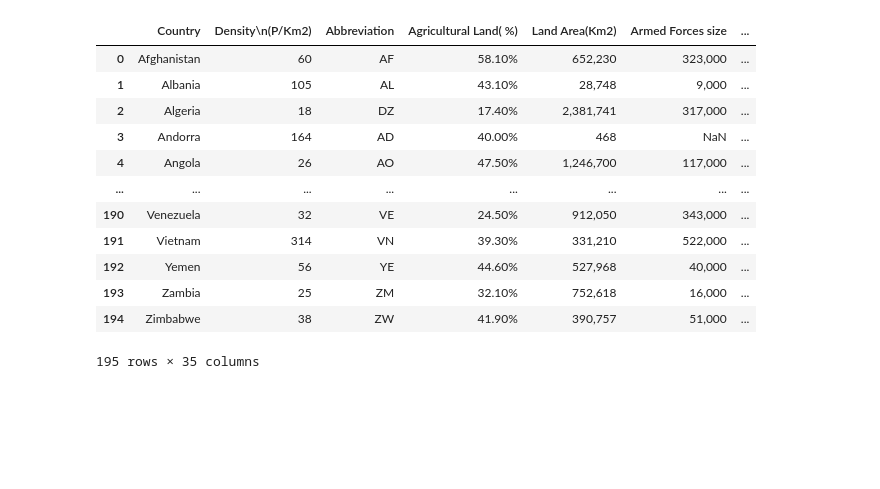
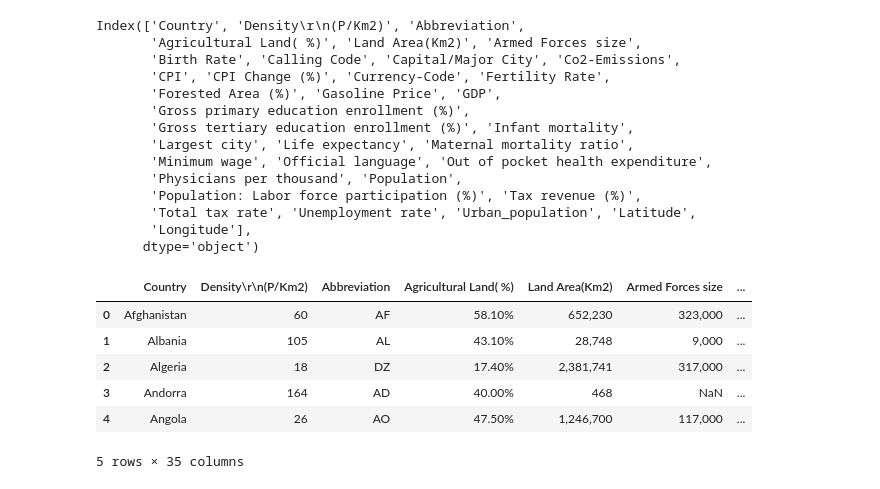
Before and after one commit to KotenQuecotsu/Machine_Learning, a Jupyter notebook: laba1/laba1.ipynb, the cells around one changed output. Cells and saved outputs as stored; diff of their text form; code cells hidden in the pictures; blank space fills up the shorter version.

```diff
--- a/laba1/laba1.ipynb
+++ b/laba1/laba1.ipynb
@@ -3,17 +4,28 @@ import pandas as pd
 # %%
 df = pd.read_csv('world-data-2023.csv')
-df.columns()
+df.columns
 # %% [output]
-|  | Country | Density\n(P/Km2) | Abbreviation | Agricultural Land( %) | Land Area(Km2) | Armed Forces size | ... |
-| 0 | Afghanistan | 60 | AF | 58.10% | 652,230 | 323,000 | ... |
-| 1 | Albania | 105 | AL | 43.10% | 28,748 | 9,000 | ... |
-| 2 | Algeria | 18 | DZ | 17.40% | 2,381,741 | 317,000 | ... |
-| 3 | Andorra | 164 | AD | 40.00% | 468 | NaN | ... |
-| 4 | Angola | 26 | AO | 47.50% | 1,246,700 | 117,000 | ... |
-| ... | ... | ... | ... | ... | ... | ... | ... |
-| 190 | Venezuela | 32 | VE | 24.50% | 912,050 | 343,000 | ... |
-| 191 | Vietnam | 314 | VN | 39.30% | 331,210 | 522,000 | ... |
-| 192 | Yemen | 56 | YE | 44.60% | 527,968 | 40,000 | ... |
-| 193 | Zambia | 25 | ZM | 32.10% | 752,618 | 16,000 | ... |
-| 194 | Zimbabwe | 38 | ZW | 41.90% | 390,757 | 51,000 | ... |
-195 rows × 35 columns
+Index(['Country', 'Density\r\n(P/Km2)', 'Abbreviation',
+       'Agricultural Land( %)', 'Land Area(Km2)', 'Armed Forces size',
+       'Birth Rate', 'Calling Code', 'Capital/Major City', 'Co2-Emissions',
+       'CPI', 'CPI Change (%)', 'Currency-Code', 'Fertility Rate',
+       'Forested Area (%)', 'Gasoline Price', 'GDP',
+       'Gross primary education enrollment (%)',
+       'Gross tertiary education enrollment (%)', 'Infant mortality',
+       'Largest city', 'Life expectancy', 'Maternal mortality ratio',
+       'Minimum wage', 'Official language', 'Out of pocket health expenditure',
+       'Physicians per thousand', 'Population',
+       'Population: Labor force participation (%)', 'Tax revenue (%)',
+       'Total tax rate', 'Unemployment rate', 'Urban_population', 'Latitude',
+       'Longitude'],
+      dtype='object')
+# %%
+df.head(5)
+# %% [output]
+|  | Country | Density\r\n(P/Km2) | Abbreviation | Agricultural Land( %) | Land Area(Km2) | Armed Forces size | ... |
+| 0 | Afghanistan | 60 | AF | 58.10% | 652,230 | 323,000 | ... |
+| 1 | Albania | 105 | AL | 43.10% | 28,748 | 9,000 | ... |
+| 2 | Algeria | 18 | DZ | 17.40% | 2,381,741 | 317,000 | ... |
+| 3 | Andorra | 164 | AD | 40.00% | 468 | NaN | ... |
+| 4 | Angola | 26 | AO | 47.50% | 1,246,700 | 117,000 | ... |
+5 rows × 35 columns
```
Also changed, not shown: parts of 17 cells of this notebook, 1 other file.
